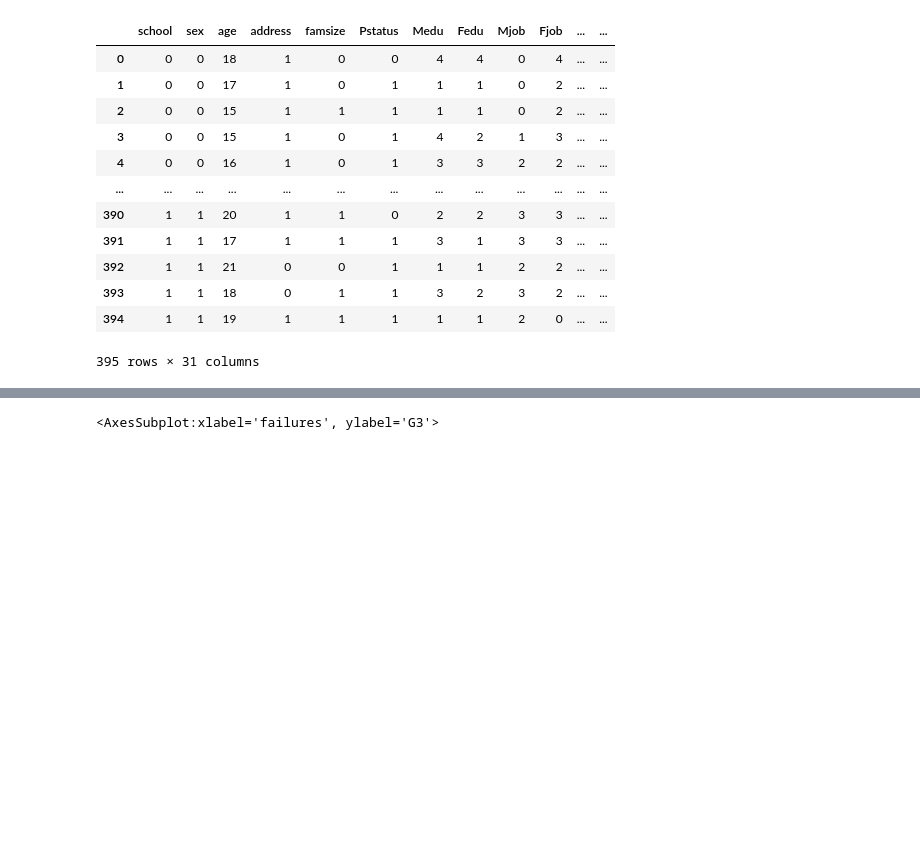
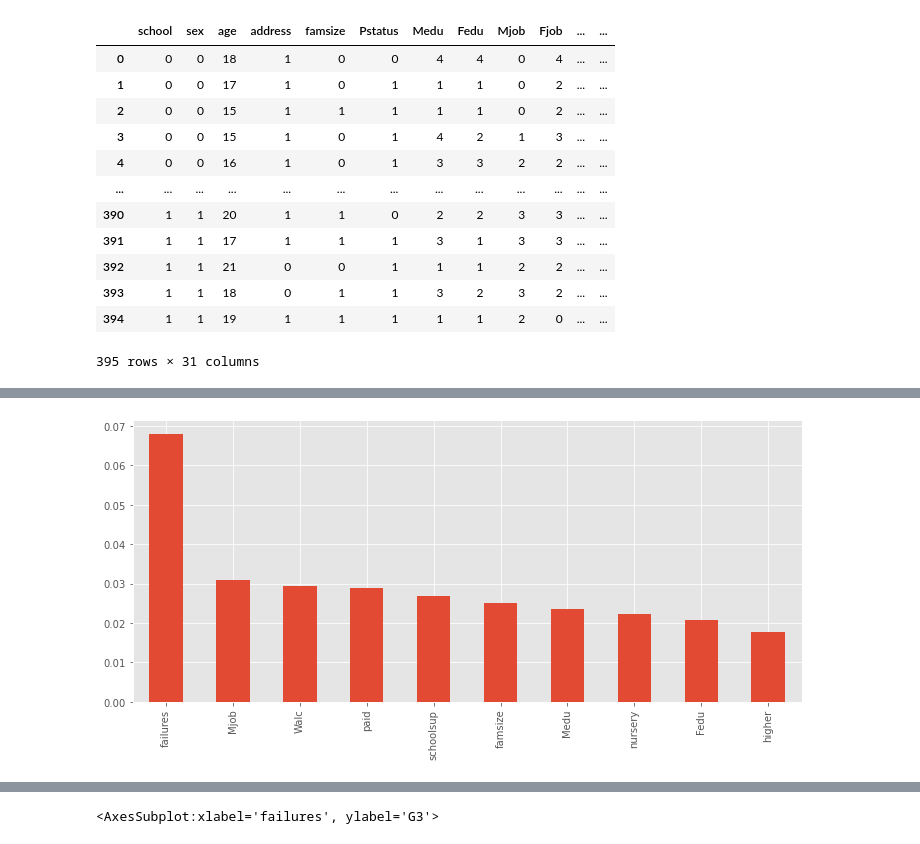
Before and after one commit to gmehra123/data_science, a Jupyter notebook: Test_score_prediction.ipynb, the cells around one changed output, grey strips where cells are left out. Drawn from its saved outputs; the diff is of its cells as text; code cells hidden in the pictures; blank space fills up the shorter version.

```diff
--- a/Test_score_prediction.ipynb
+++ b/Test_score_prediction.ipynb
@@ -118,5 +121,5 @@ mae(preds,y_test)/y_test.median()
 # %%
-discrete=X_train.dtypes==int
+discrete=X.dtypes==int
 # %%
-mi=mutual_info_regression(X_train,y_train,discrete_features=discrete)
-pd.Series(mi,index=X_train.columns).sort_values(ascending=False).head(10).plot(kind='bar')
+mi=mutual_info_regression(X,y,discrete_features=discrete)
+series=pd.Series(mi,index=X.columns).sort_values(ascending=False)
@@ -125,0 +146,8 @@ pd.Series(mi,index=X_train.columns).sort_values(ascending=False).head(10).plot(k
+# %%
+plt.figure(figsize=(10,5))
+plt.style.use('ggplot')
+series.head(10).plot(kind='bar')
+plt.tight_layout()
+plt.savefig('feature_importances.jpeg')
+# %% [output]
+[figure, added]
```
Also changed, not shown: parts of 9 cells of this notebook, 1 other file.
